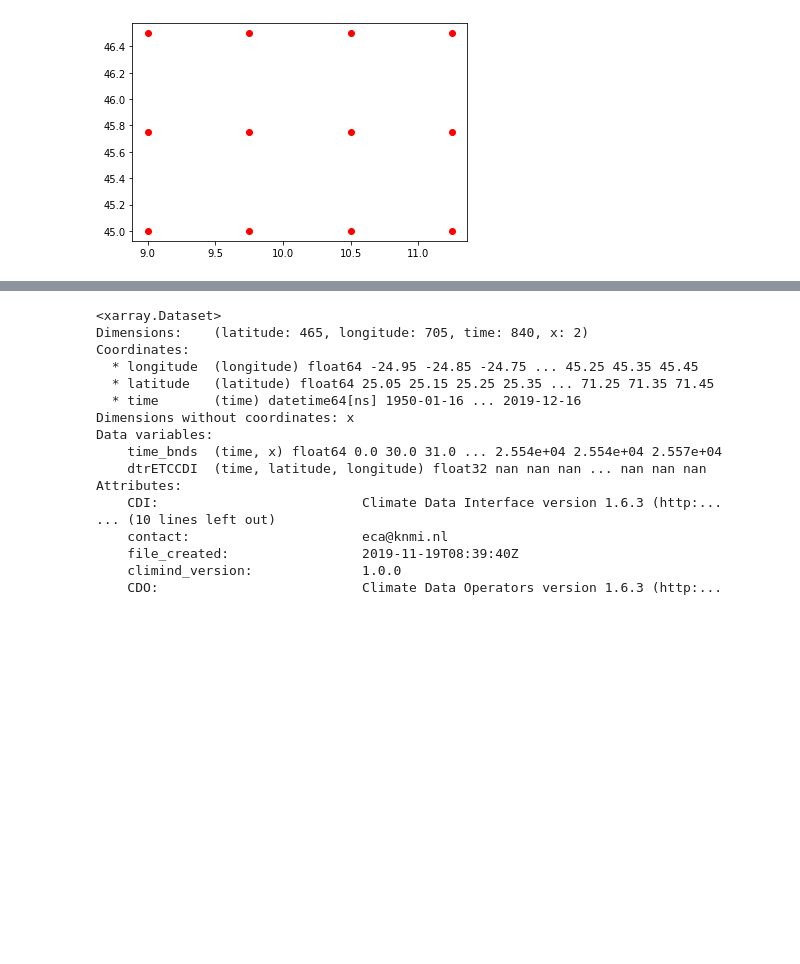
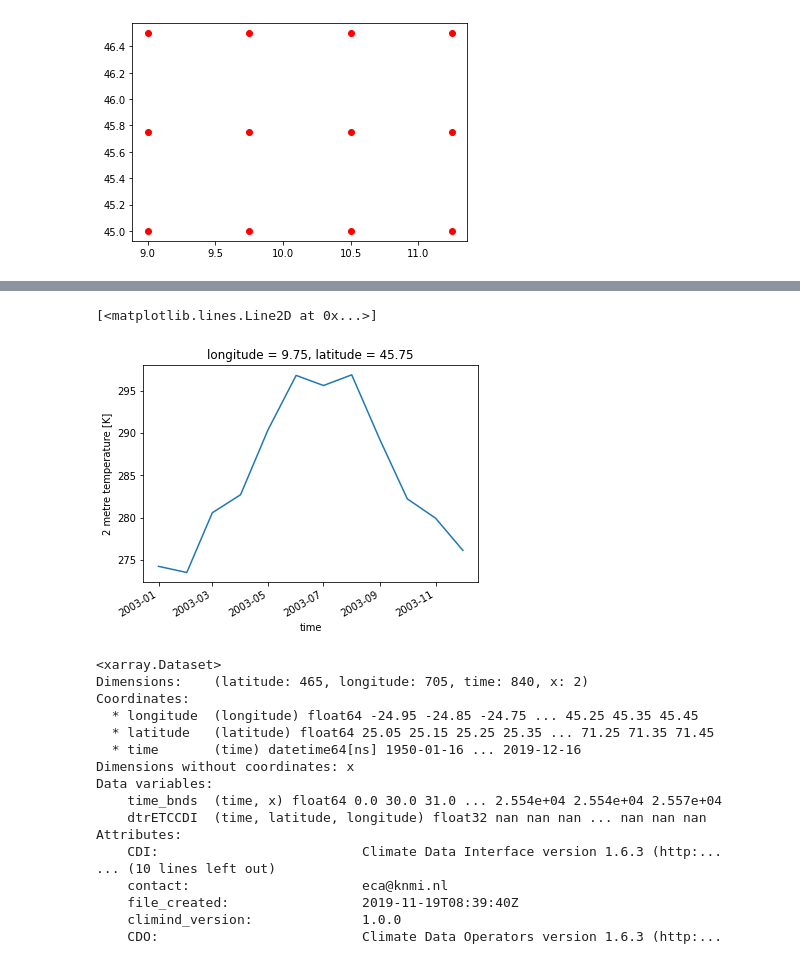
Before and after one commit to samuelexferri/unibg-statistic2, a Jupyter notebook: notebooks/data_preprocessing_regressors.ipynb, the cells around one changed output, grey strips where cells are left out. Saved outputs shown, nothing was run; the diff lists cells and outputs as text; code cells hidden in the pictures; blank space fills up the shorter version.

```diff
--- a/notebooks/data_preprocessing_regressors.ipynb
+++ b/notebooks/data_preprocessing_regressors.ipynb
@@ -93,2 +105,7 @@ plt.scatter(lons, lats, c='r')
+# %%
+t2m[:12,1,1].plot()
+# %% [output]
+[<matplotlib.lines.Line2D at 0x...>]
+[figure, added]
 # %%
 # ANALISI PRELIMINARE REGRESSORI (TEMPERATURA 2)
```
Also changed, not shown: parts of 10 cells of this notebook.
